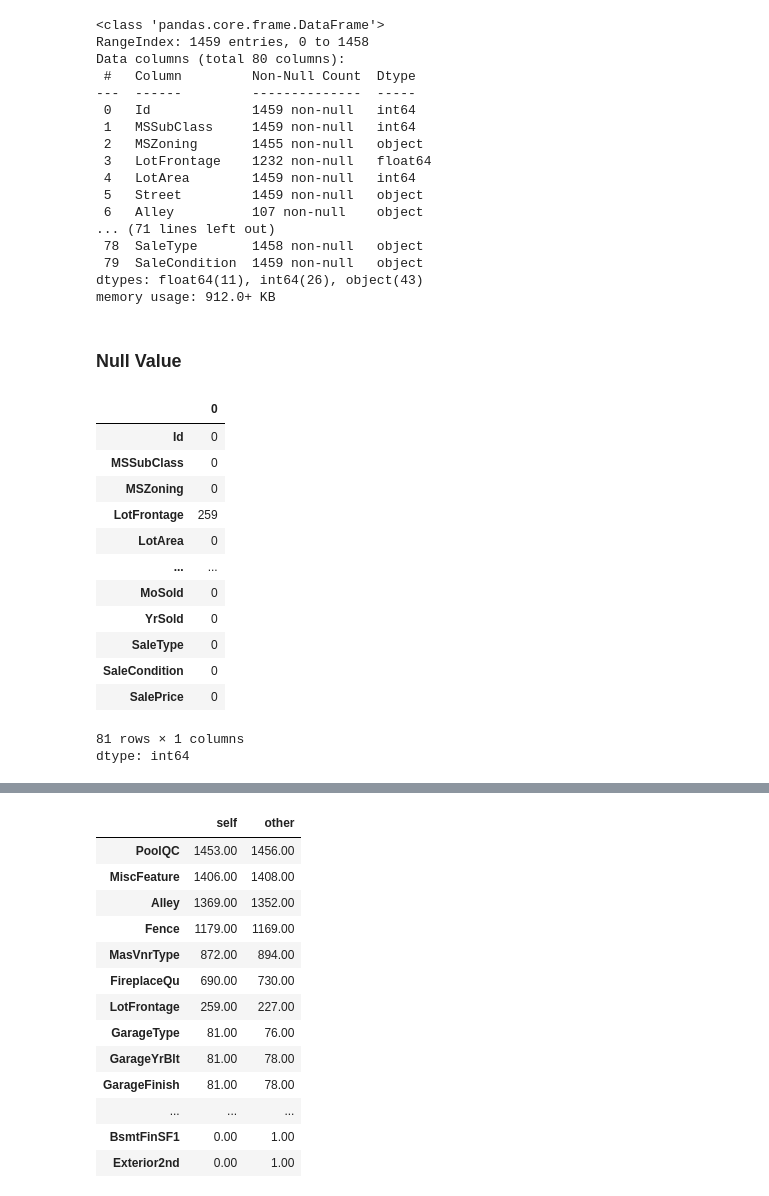
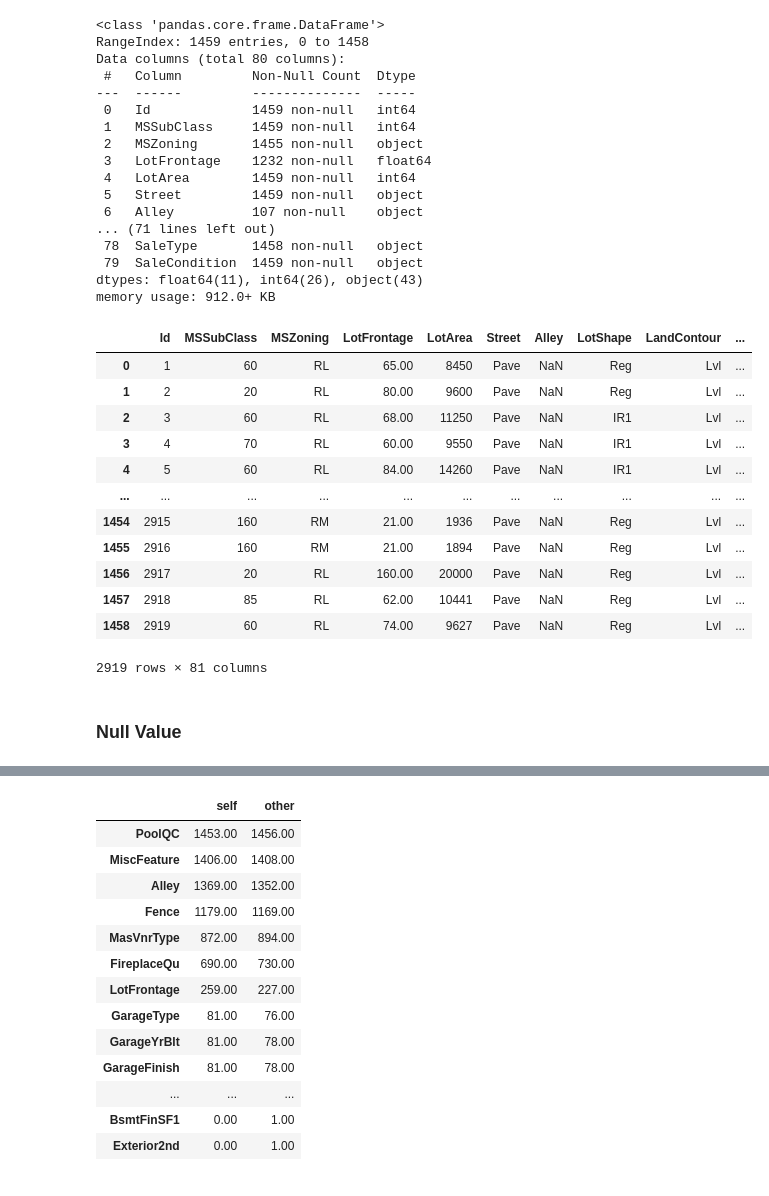
Before and after one commit to Bayhaqieee/ML_Competitions, a Jupyter notebook: HousePrices_FE_Opt_Stack_NLP.ipynb, the cells around one changed output, grey strips where cells are left out. Saved outputs shown, nothing was run; the diff lists cells and outputs as text; code cells hidden in the pictures.

```diff
--- a/HousePrices_FE_Opt_Stack_NLP.ipynb
+++ b/HousePrices_FE_Opt_Stack_NLP.ipynb
@@ -152,23 +155,26 @@ Data columns (total 80 columns):
  79  SaleCondition  1459 non-null   object
 dtypes: float64(11), int64(26), object(43)
 memory usage: 912.0+ KB
+# %%
+combined_data = pd.concat((train_data, test_data), axis=0)
+
+combined_data
+# %% [output]
+|  | Id | MSSubClass | MSZoning | LotFrontage | LotArea | Street | Alley | LotShape | LandContour | ... |
+| 0 | 1 | 60 | RL | 65.00 | 8450 | Pave | NaN | Reg | Lvl | ... |
+| 1 | 2 | 20 | RL | 80.00 | 9600 | Pave | NaN | Reg | Lvl | ... |
+| 2 | 3 | 60 | RL | 68.00 | 11250 | Pave | NaN | IR1 | Lvl | ... |
+| 3 | 4 | 70 | RL | 60.00 | 9550 | Pave | NaN | IR1 | Lvl | ... |
+| 4 | 5 | 60 | RL | 84.00 | 14260 | Pave | NaN | IR1 | Lvl | ... |
+| ... | ... | ... | ... | ... | ... | ... | ... | ... | ... | ... |
+| 1454 | 2915 | 160 | RM | 21.00 | 1936 | Pave | NaN | Reg | Lvl | ... |
+| 1455 | 2916 | 160 | RM | 21.00 | 1894 | Pave | NaN | Reg | Lvl | ... |
+| 1456 | 2917 | 20 | RL | 160.00 | 20000 | Pave | NaN | Reg | Lvl | ... |
+| 1457 | 2918 | 85 | RL | 62.00 | 10441 | Pave | NaN | Reg | Lvl | ... |
+| 1458 | 2919 | 60 | RL | 74.00 | 9627 | Pave | NaN | Reg | Lvl | ... |
+2919 rows × 81 columns
 # %% [markdown]
 ### Null Value
 # %%
-train_data.isna().sum()
+train_empty = train_data.isna().sum()
-# %% [output]
-|  | 0 |
-| Id | 0 |
-| MSSubClass | 0 |
-| MSZoning | 0 |
-| LotFrontage | 259 |
-| LotArea | 0 |
-| ... | ... |
-| MoSold | 0 |
-| YrSold | 0 |
-| SaleType | 0 |
-| SaleCondition | 0 |
-| SalePrice | 0 |
-81 rows × 1 columns
-dtype: int64
 # %%
```
Also changed, not shown: parts of 18 cells of this notebook.
